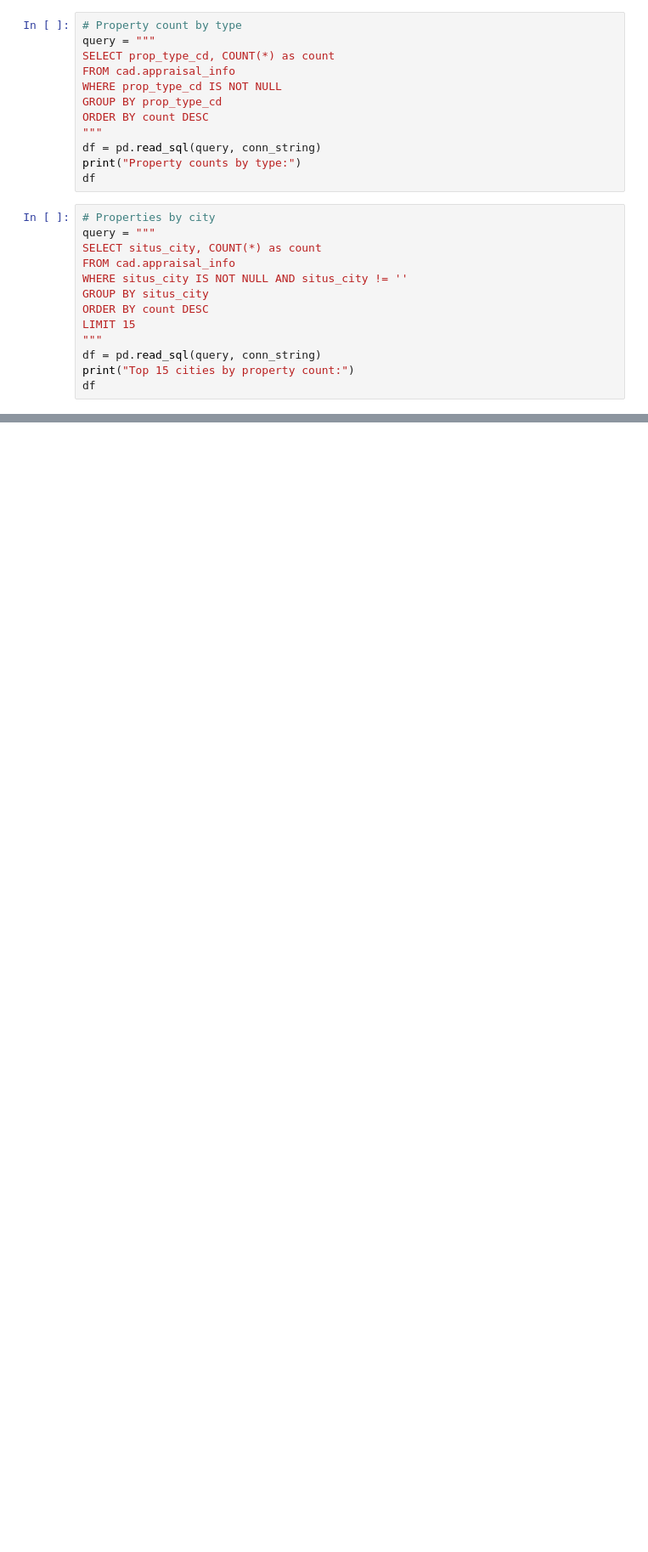
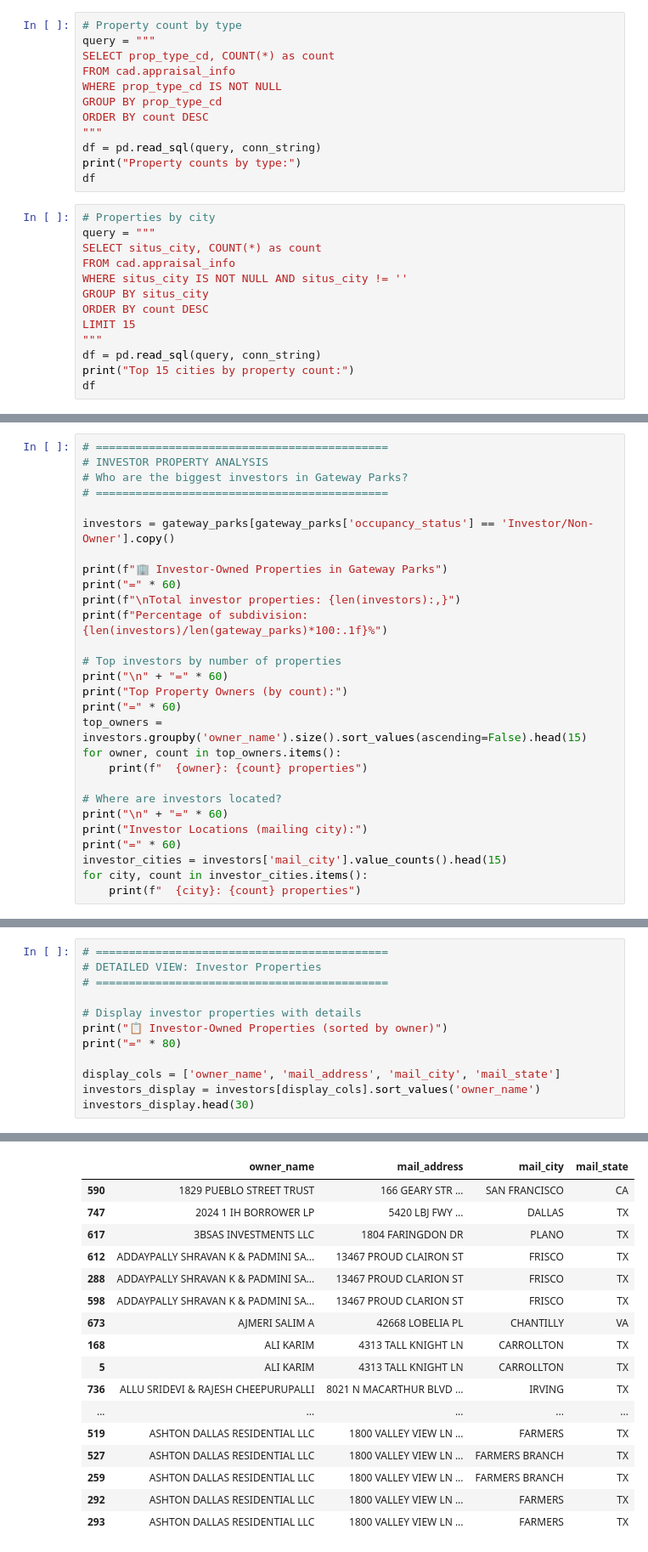
Before and after one commit to tapiwam/kaufman-housing-analysis, a Jupyter notebook: housing1.ipynb, the cells around one changed output, grey strips where cells are left out. Shown at 85% size. Saved outputs shown, nothing was run; the diff lists cells and outputs as text; blank space fills up the shorter version.

```diff
--- a/housing1.ipynb
+++ b/housing1.ipynb
@@ -151,0 +480,28 @@ df
+# %%
+# ============================================
+# INVESTOR PROPERTY ANALYSIS
+# Who are the biggest investors in Gateway Parks?
+# ============================================
+
+investors = gateway_parks[gateway_parks['occupancy_status'] == 'Investor/Non-Owner'].copy()
+
+print(f"🏢 Investor-Owned Properties in Gateway Parks")
+print("=" * 60)
+print(f"\nTotal investor properties: {len(investors):,}")
+print(f"Percentage of subdivision: {len(investors)/len(gateway_parks)*100:.1f}%")
+
+# Top investors by number of properties
+print("\n" + "=" * 60)
+print("Top Property Owners (by count):")
+print("=" * 60)
+top_owners = investors.groupby('owner_name').size().sort_values(ascending=False).head(15)
+for owner, count in top_owners.items():
+    print(f"  {owner}: {count} properties")
+
+# Where are investors located?
+print("\n" + "=" * 60)
+print("Investor Locations (mailing city):")
+print("=" * 60)
+investor_cities = investors['mail_city'].value_counts().head(15)
+for city, count in investor_cities.items():
+    print(f"  {city}: {count} properties")
@@ -151,0 +526,13 @@ df
+# %%
+# ============================================
+# DETAILED VIEW: Investor Properties
+# ============================================
+
+# Display investor properties with details
+print("📋 Investor-Owned Properties (sorted by owner)")
+print("=" * 80)
+
+display_cols = ['owner_name', 'mail_address', 'mail_city', 'mail_state']
+investors_display = investors[display_cols].sort_values('owner_name')
+investors_display.head(30)
+# %% [output]
@@ -151,0 +541,17 @@ df
+|  | owner_name | mail_address | mail_city | mail_state |
+| 590 | 1829 PUEBLO STREET TRUST | 166 GEARY STR ... | SAN FRANCISCO | CA |
+| 747 | 2024 1 IH BORROWER LP | 5420 LBJ FWY ... | DALLAS | TX |
+| 617 | 3BSAS INVESTMENTS LLC | 1804 FARINGDON DR | PLANO | TX |
+| 612 | ADDAYPALLY SHRAVAN K & PADMINI SA... | 13467 PROUD CLAIRON ST | FRISCO | TX |
+| 288 | ADDAYPALLY SHRAVAN K & PADMINI SA... | 13467 PROUD CLARION ST | FRISCO | TX |
+| 598 | ADDAYPALLY SHRAVAN K & PADMINI SA... | 13467 PROUD CLARION ST | FRISCO | TX |
+| 673 | AJMERI SALIM A | 42668 LOBELIA PL | CHANTILLY | VA |
+| 168 | ALI KARIM | 4313 TALL KNIGHT LN | CARROLLTON | TX |
+| 5 | ALI KARIM | 4313 TALL KNIGHT LN | CARROLLTON | TX |
+| 736 | ALLU SRIDEVI & RAJESH CHEEPURUPALLI | 8021 N MACARTHUR BLVD ... | IRVING | TX |
+| ... | ... | ... | ... | ... |
+| 519 | ASHTON DALLAS RESIDENTIAL LLC | 1800 VALLEY VIEW LN ... | FARMERS | TX |
+| 527 | ASHTON DALLAS RESIDENTIAL LLC | 1800 VALLEY VIEW LN ... | FARMERS BRANCH | TX |
+| 259 | ASHTON DALLAS RESIDENTIAL LLC | 1800 VALLEY VIEW LN ... | FARMERS BRANCH | TX |
+| 292 | ASHTON DALLAS RESIDENTIAL LLC | 1800 VALLEY VIEW LN ... | FARMERS | TX |
+| 293 | ASHTON DALLAS RESIDENTIAL LLC | 1800 VALLEY VIEW LN ... | FARMERS | TX |
```
Also changed, not shown: parts of 15 cells of this notebook, 4 other files.
